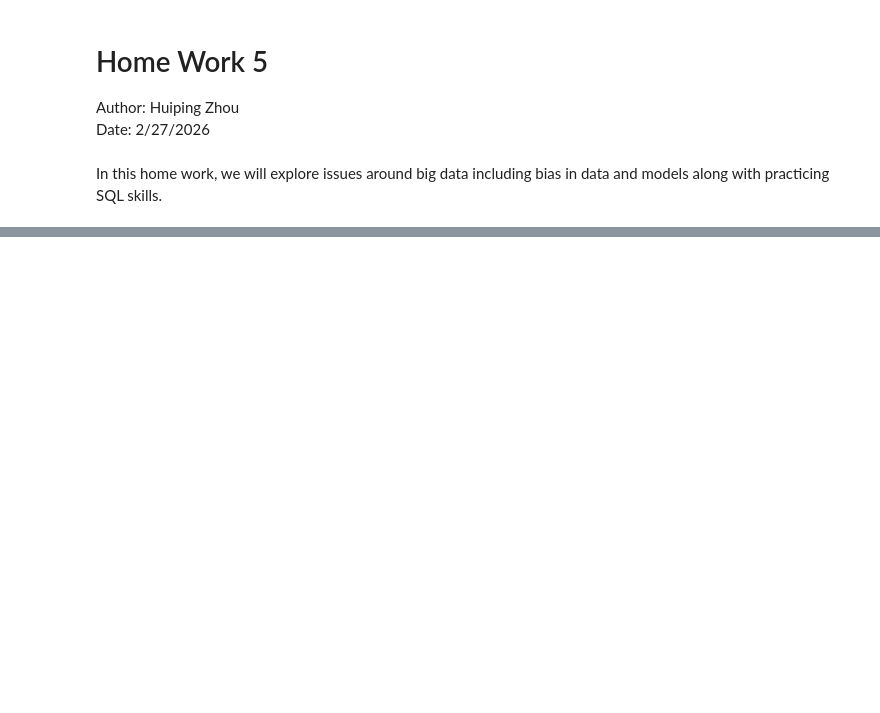
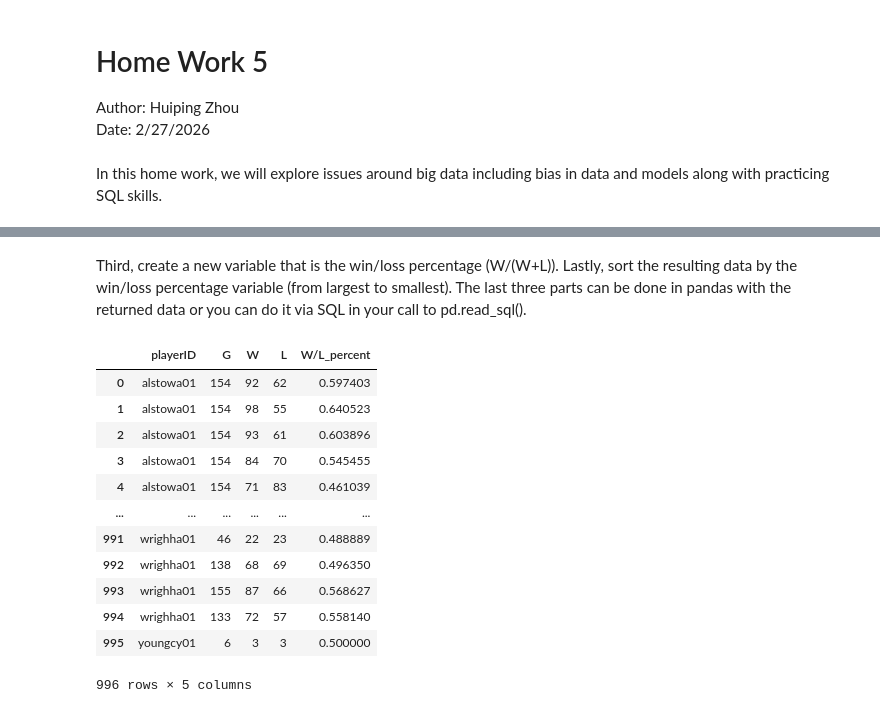
Before and after one commit to hzhoujoy/ST554_HomeWork5, a Jupyter notebook: HomeWork5.ipynb, the cells around one changed output, grey strips where cells are left out. Cells and saved outputs as stored; diff of their text form; code cells hidden in the pictures; blank space fills up the shorter version.

Commit message:
update part I and Part IV

```diff
--- a/HomeWork5.ipynb
+++ b/HomeWork5.ipynb
@@ -15,0 +317,20 @@ The Five V's of big data are volume, variety, velocity, varacity, and value. I l
+# %% [markdown]
+Third, create a new variable that is the win/loss percentage (W/(W+L)). Lastly, sort the resulting data by the win/loss percentage variable (from largest to smallest). The last three parts can be done in pandas with the returned data or you can do it via SQL in your call to pd.read_sql().
+# %%
+#create a new variable W/L_percent
+df_season['W/L_percent'] = df_season['W'] / (df_season['W'] + df_season['L'])
+df_season
+# %% [output]
+|  | playerID | G | W | L | W/L_percent |
+| 0 | alstowa01 | 154 | 92 | 62 | 0.597403 |
+| 1 | alstowa01 | 154 | 98 | 55 | 0.640523 |
+| 2 | alstowa01 | 154 | 93 | 61 | 0.603896 |
+| 3 | alstowa01 | 154 | 84 | 70 | 0.545455 |
+| 4 | alstowa01 | 154 | 71 | 83 | 0.461039 |
+| ... | ... | ... | ... | ... | ... |
+| 991 | wrighha01 | 46 | 22 | 23 | 0.488889 |
+| 992 | wrighha01 | 138 | 68 | 69 | 0.496350 |
+| 993 | wrighha01 | 155 | 87 | 66 | 0.568627 |
+| 994 | wrighha01 | 133 | 72 | 57 | 0.558140 |
+| 995 | youngcy01 | 6 | 3 | 3 | 0.500000 |
+996 rows × 5 columns
```
Also changed, not shown: parts of 34 cells of this notebook.
